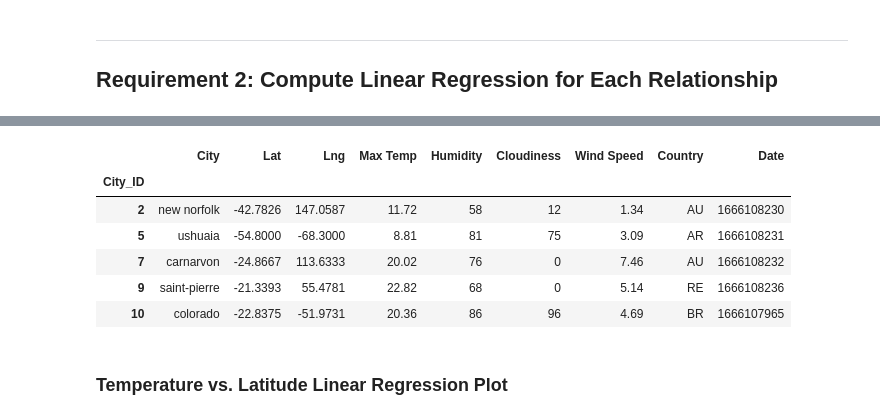
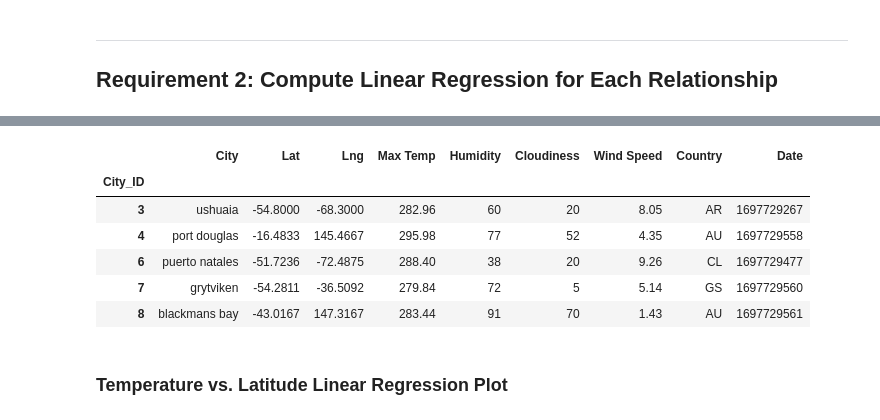
Before and after one commit to KidusGorfe/python-api-challenge, a Jupyter notebook: WeatherPy/WeatherPy.ipynb, the cells around one changed output, grey strips where cells are left out. Drawn from its saved outputs; the diff is of its cells as text; code cells hidden in the pictures.

```diff
--- a/WeatherPy/WeatherPy.ipynb
+++ b/WeatherPy/WeatherPy.ipynb
@@ -317,16 +320,16 @@ northern_hemi_df.head()
 # %%
-# Create a DataFrame with the Southern Hemisphere data (Latitude < 0)
-# YOUR CODE HERE
+# Create a DataFrame with data for the Southern Hemisphere (Latitude < 0)
+southern_hemi_df = city_data_df[city_data_df['Lat'] < 0]
 
 # Display sample data
 southern_hemi_df.head()
 # %% [output]
 |  | City | Lat | Lng | Max Temp | Humidity | Cloudiness | Wind Speed | Country | Date |
 | City_ID |  |  |  |  |  |  |  |  |  |
-| 2 | new norfolk | -42.7826 | 147.0587 | 11.72 | 58 | 12 | 1.34 | AU | 1666108230 |
-| 5 | ushuaia | -54.8000 | -68.3000 | 8.81 | 81 | 75 | 3.09 | AR | 1666108231 |
-| 7 | carnarvon | -24.8667 | 113.6333 | 20.02 | 76 | 0 | 7.46 | AU | 1666108232 |
-| 9 | saint-pierre | -21.3393 | 55.4781 | 22.82 | 68 | 0 | 5.14 | RE | 1666108236 |
-| 10 | colorado | -22.8375 | -51.9731 | 20.36 | 86 | 96 | 4.69 | BR | 1666107965 |
+| 3 | ushuaia | -54.8000 | -68.3000 | 282.96 | 60 | 20 | 8.05 | AR | 1697729267 |
+| 4 | port douglas | -16.4833 | 145.4667 | 295.98 | 77 | 52 | 4.35 | AU | 1697729558 |
+| 6 | puerto natales | -51.7236 | -72.4875 | 288.40 | 38 | 20 | 9.26 | CL | 1697729477 |
+| 7 | grytviken | -54.2811 | -36.5092 | 279.84 | 72 | 5 | 5.14 | GS | 1697729560 |
+| 8 | blackmans bay | -43.0167 | 147.3167 | 283.44 | 91 | 70 | 1.43 | AU | 1697729561 |
 # %% [markdown]
 ###  Temperature vs. Latitude Linear Regression Plot
```
Also changed, not shown: parts of 36 cells of this notebook.
